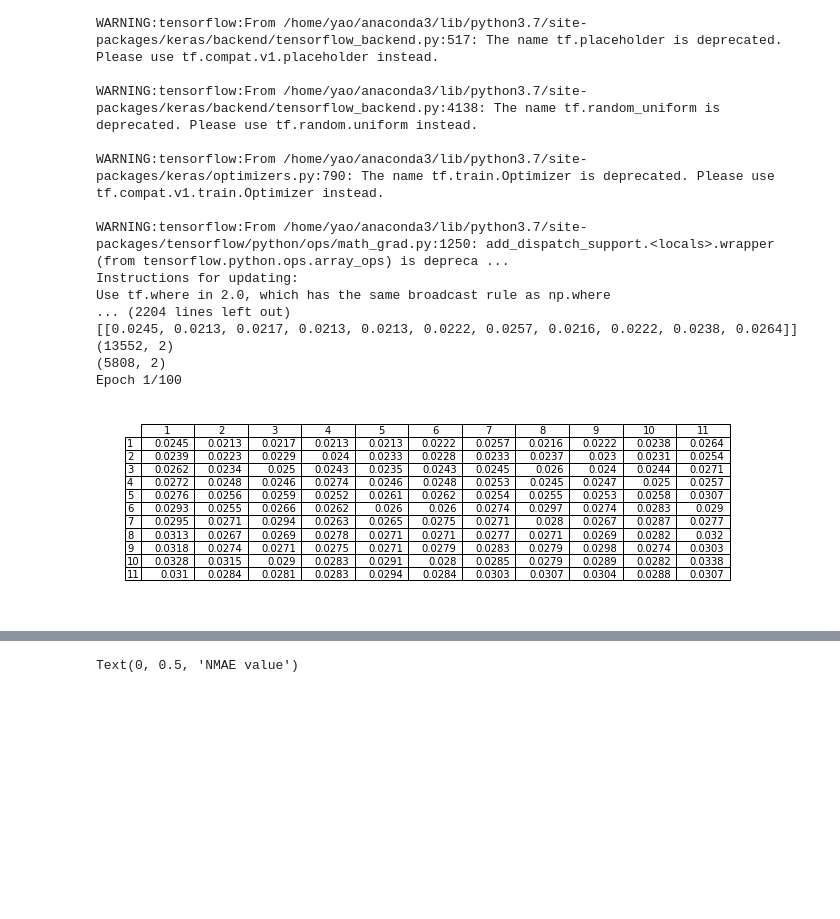
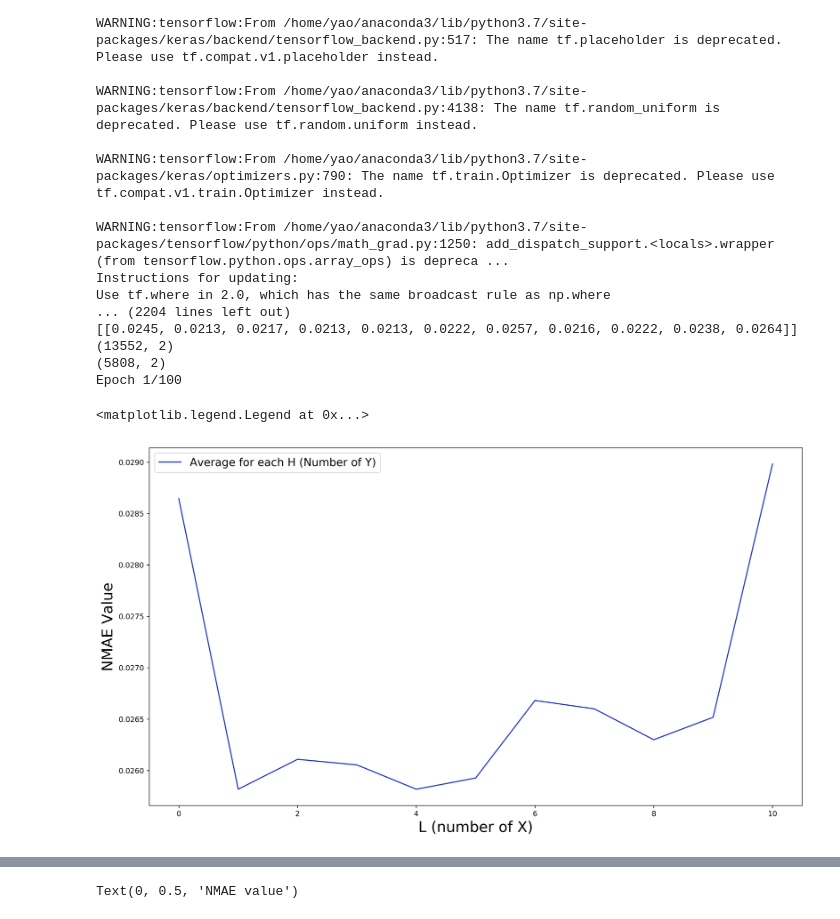
Before and after one commit to hichentang/EP2420, a Jupyter notebook: Proj2.ipynb, the cells around one changed output, grey strips where cells are left out. Saved outputs shown, nothing was run; the diff lists cells and outputs as text; code cells hidden in the pictures; blank space fills up the shorter version.

```diff
--- a/Proj2.ipynb
+++ b/Proj2.ipynb
@@ -389,15 +399,17 @@ Use tf.where in 2.0, which has the same broadcast rule as np.where
 (13552, 2)
 (5808, 2)
 Epoch 1/100
-# %%
-ColLable = [i for i in range(1, 12)]
-RowLable = [i for i in range(1, 12)]
-fig, ax = plt.subplots(figsize=(9, 3))
-ax.axis('off')
-ax.axis('tight')
-
-ax.table(cellText=RNN_Encoder_NMAE_table, rowLabels= RowLable, colLabels = ColLable, loc='center')
-fig.tight_layout()
-plt.show()
-# %% [output]
-[figure, removed]
+# %%
+#plot for the RNN data, mean of H
+data = RNN_Encoder_NMAE_table
+plt_data = np.array(data)
+#mean value on colounmns
+plt_data = np.mean(plt_data, axis=0)
+plt.figure(figsize=(16,9), dpi=300)
+plt.plot(plt_data, color=(np.random.uniform(0, 1), np.random.uniform(0, 1), np.random.uniform(0, 1)))
+plt.xlabel('L (number of X)', fontsize=20)
+plt.ylabel('NMAE Value', fontsize=20)
+plt.legend(['Average for each H (Number of Y)'], loc=2,fontsize=15)
+# %% [output]
+<matplotlib.legend.Legend at 0x...>
+[figure, added]
```
Also changed, not shown: parts of 7 cells of this notebook.
